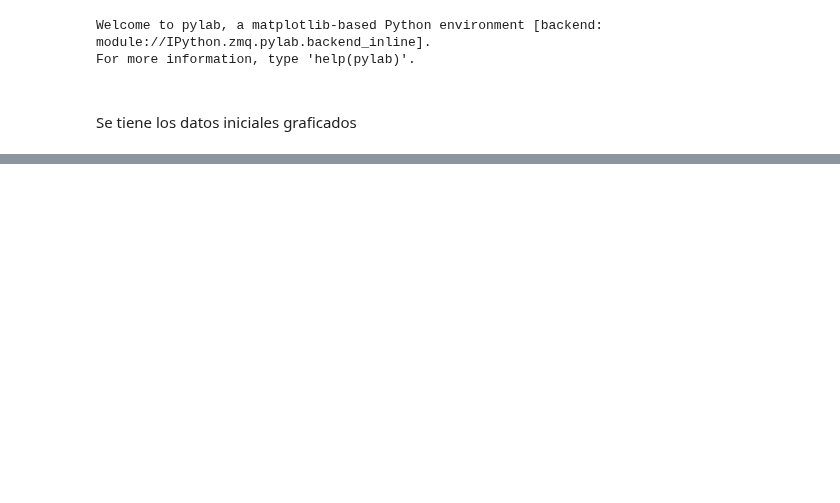
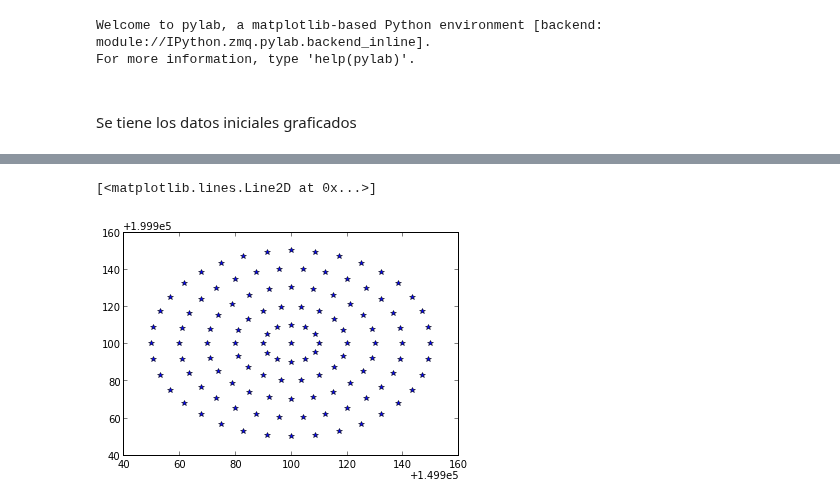
Before and after one commit to daniel-lozano/tarea6, a Jupyter notebook: datos_iniciales.ipynb, the cells around one changed output, grey strips where cells are left out. Drawn from its saved outputs; the diff is of its cells as text; code cells hidden in the pictures; blank space fills up the shorter version.

```diff
--- a/datos_iniciales.ipynb
+++ b/datos_iniciales.ipynb
@@ -151,0 +151,5 @@ plot(x_[0],y_[0],"ko")
+# %%
+plot(x_,y_,"*b",label="galaxia 2")
+# %% [output]
+[<matplotlib.lines.Line2D at 0x...>]
+[figure, added]
```
Also changed, not shown: parts of 7 cells of this notebook, 17 other files.
